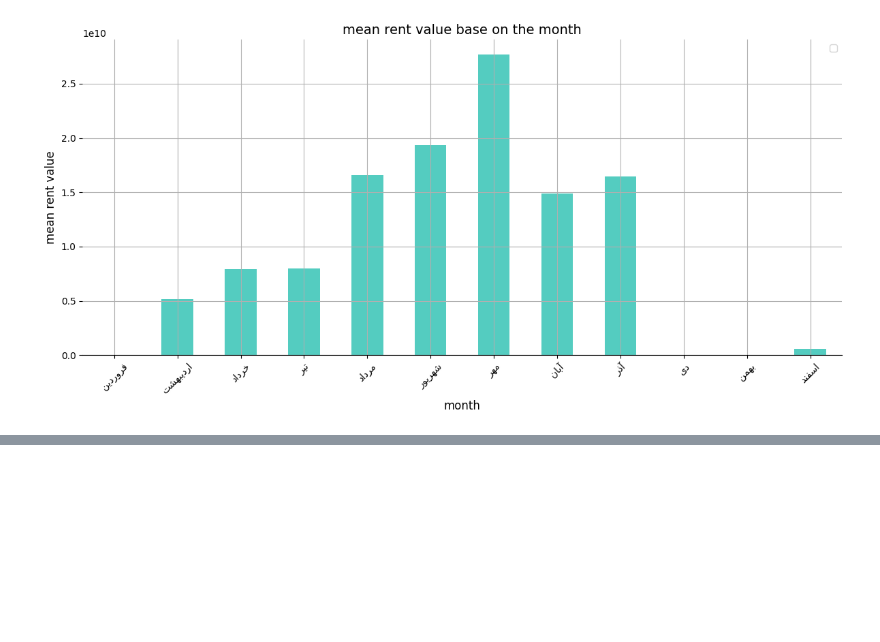
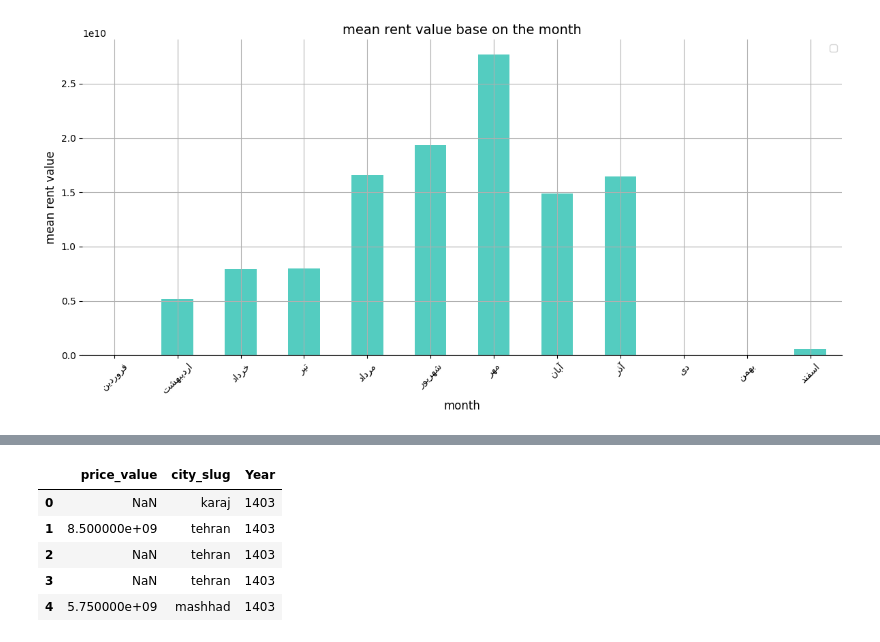
Before and after one commit to AmirrezaNasiri85/Artificial-Inteligance-Boot-Camp, a Jupyter notebook: ProjectOne.ipynb, the cells around one changed output, grey strips where cells are left out. Cells and saved outputs as stored; diff of their text form; code cells hidden in the pictures; blank space fills up the shorter version.

```diff
--- a/ProjectOne.ipynb
+++ b/ProjectOne.ipynb
@@ -187,0 +214,25 @@ plt.tight_layout()
+# %%
+from sklearn.preprocessing import FunctionTransformer
+import jdatetime
+
+def trun_grogorian_solar_year(data_frame : pd.DataFrame):
+  # Convertnig to the DateTime.
+  data_frame["created_at_month"] = pd.to_datetime(data_frame["created_at_month"])
+
+  # Turning into the persian calender.
+  data_frame["Year"] = data_frame["created_at_month"].apply(lambda d: jdatetime.date.fromgregorian(date=d.date()).year)
+  data_frame = data_frame.drop(columns=["created_at_month"])
+
+  return data_frame
+
+trun_grogorian_solar_year = FunctionTransformer(trun_grogorian_solar_year)
+data_frame_7 = trun_grogorian_solar_year.transform(data_frame_7)
+
+data_frame_7.head()
+# %% [output]
+|  | price_value | city_slug | Year |
+| 0 | NaN | karaj | 1403 |
+| 1 | 8.500000e+09 | tehran | 1403 |
+| 2 | NaN | tehran | 1403 |
+| 3 | NaN | tehran | 1403 |
+| 4 | 5.750000e+09 | mashhad | 1403 |
```
Also changed, not shown: parts of 16 cells of this notebook.
